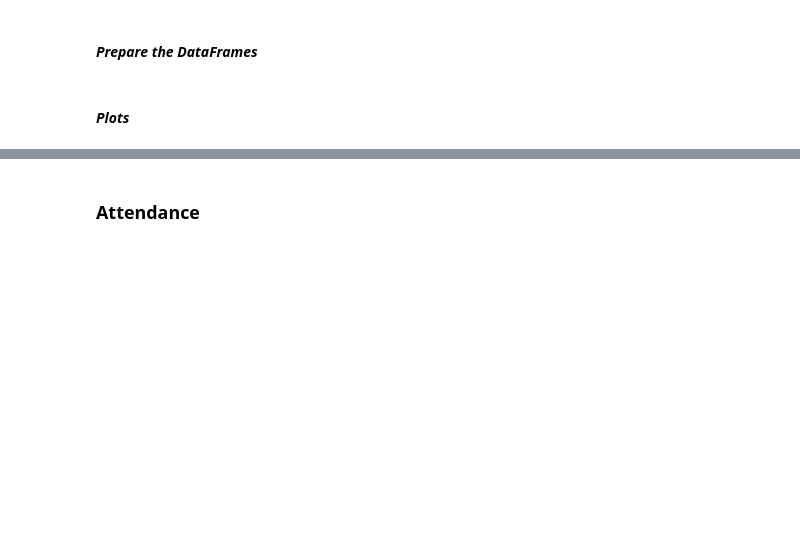
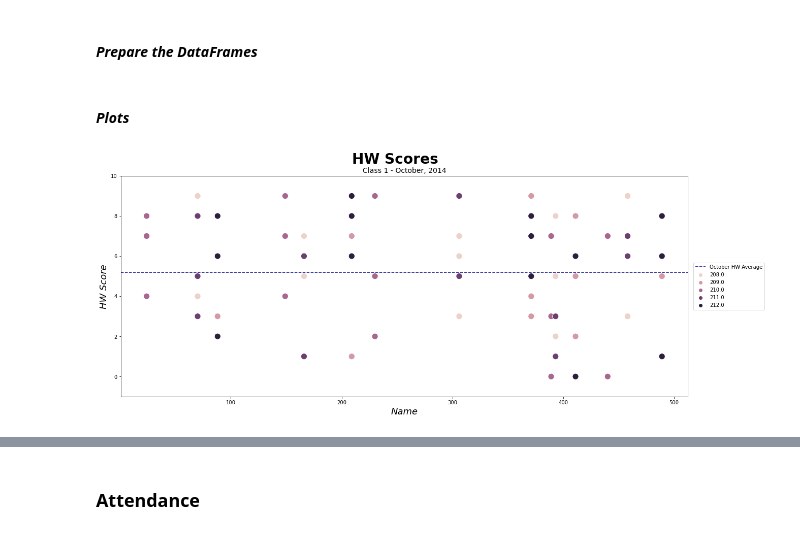
Before and after one commit to mikitz/china-students, a Jupyter notebook: (Teacher) Class Reports.ipynb, the cells around one changed output, grey strips where cells are left out. Saved outputs shown, nothing was run; the diff lists cells and outputs as text; code cells hidden in the pictures; blank space fills up the shorter version.

```diff
--- a/(Teacher) Class Reports.ipynb
+++ b/(Teacher) Class Reports.ipynb
@@ -187,22 +189,24 @@ dfHWScoresDateAverages = pd.DataFrame(dfHWScoresDateAverages)
 # %%
 # Create the figure and axis objects
 fig, ax = plt.subplots(figsize = (20, 8))
 # Plot the data
 sns.scatterplot(x='STUDENT_ID', y='HW_SCORE', hue='HW_ID', data = dfHWScoresDate, ax = ax, s = 150)
 # Plot the this month's HW average score
 plt.axhline(y = dfHWScoresDate['HW_SCORE'].where(dfHWScoresDate['HW_ASSIGNED_DATE'].dt.month == tiMonth).mean(),
             color = 'darkblue', linestyle = 'dashed', label = '{} HW Average'.format(oMonth))
 # Set up the legend
 plt.legend(bbox_to_anchor=(1.01, 0.5), loc='center left', borderaxespad=0)
 # Format the graph
 tSubtitle = 'Class {} - {}, {}'.format(tiClassID, oMonth, tiYear)
 plt.suptitle("HW Scores", size = 28, fontweight = "bold", y = 0.96, ha = 'center')
 ax.set_title(tSubtitle, size = 14, ha = 'center')
 ax.set_xlabel("Name", size = 18, style="italic")
 ax.set_ylabel("HW Score", size = 18, style="italic")
 ax.set(ylim = (-1, 10))
 # Add labels
-fShowValuesOnBars(ax)
+fShowValuesOnBars(ax, 0)
+# %% [output]
+[figure, added]
 # %%
 # Plot the data
 ax = dfHWScoresDate.plot.scatter(x = 'STUDENT_NAME_ENGLISH', y = 'HW_SCORE', figsize = (20, 8), c = 'HW_ID')
```
Also changed, not shown: parts of 3 cells of this notebook.
